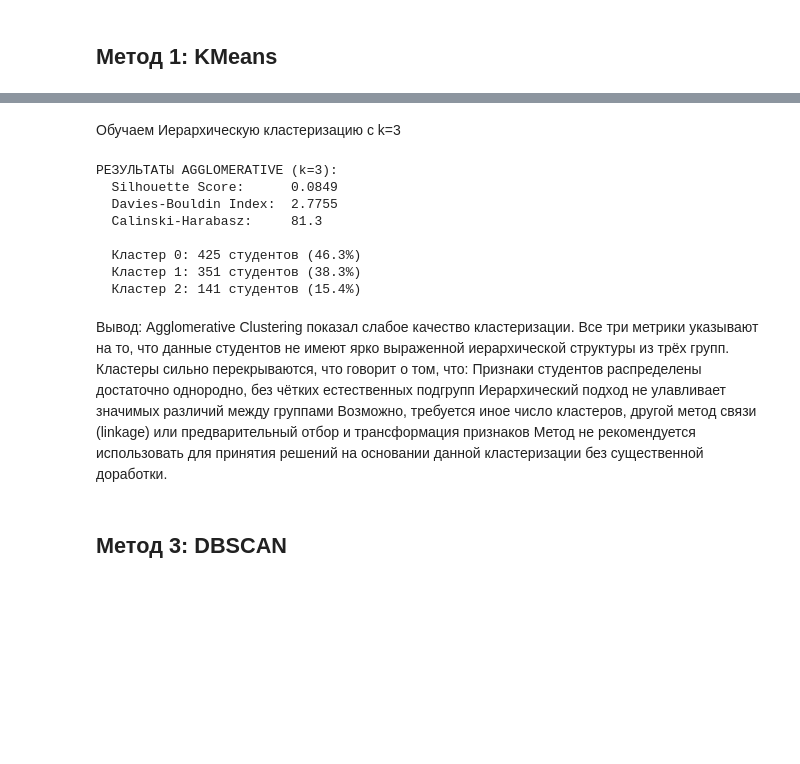
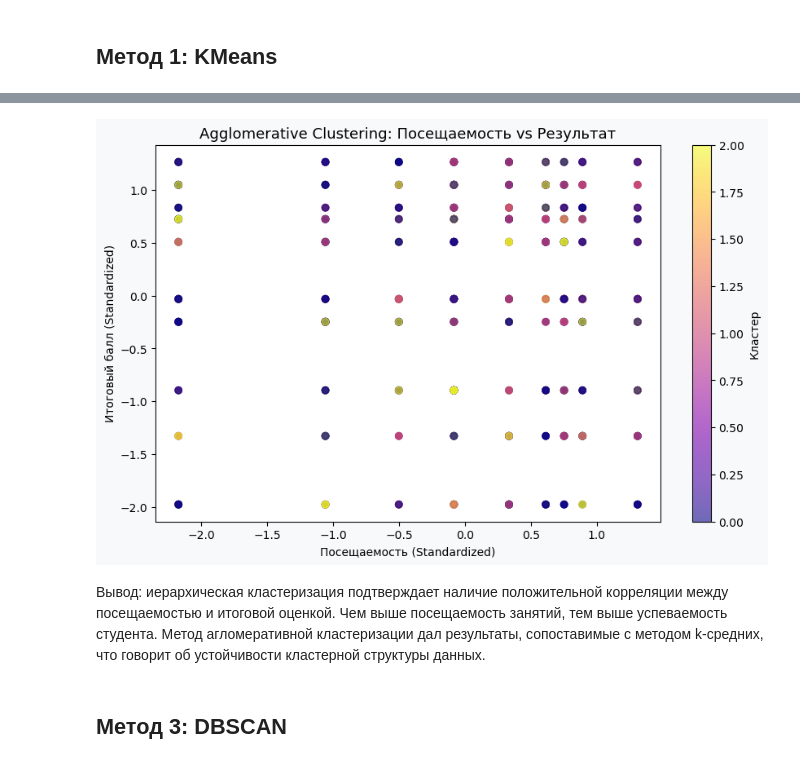
Before and after one commit to timur-valiullin/Calobaration_work, a Jupyter notebook: Students_Rating.ipynb, the cells around one changed output, grey strips where cells are left out. Saved outputs shown, nothing was run; the diff lists cells and outputs as text; code cells hidden in the pictures; blank space fills up the shorter version.

```diff
--- a/Students_Rating.ipynb
+++ b/Students_Rating.ipynb
@@ -456,38 +397,21 @@ plt.show()
-# %% [markdown]
-Обучаем Иерархическую кластеризацию с k=3
-# %%
-agg_clustering = AgglomerativeClustering(n_clusters=3, linkage='ward')
-labels_agg = agg_clustering.fit_predict(X_scaled)
-
-sil_agg = silhouette_score(X_scaled, labels_agg)
-db_agg = davies_bouldin_score(X_scaled, labels_agg)
-ch_agg = calinski_harabasz_score(X_scaled, labels_agg)
-
-print("РЕЗУЛЬТАТЫ AGGLOMERATIVE (k=3):")
-print(f"  Silhouette Score:      {sil_agg:.4f}")
-print(f"  Davies-Bouldin Index:  {db_agg:.4f}")
-print(f"  Calinski-Harabasz:     {ch_agg:.1f}")
-print()
-
-unique, counts = np.unique(labels_agg, return_counts=True)
-for cluster, count in zip(unique, counts):
-    print(f"  Кластер {cluster}: {count} студентов ({count/len(labels_agg)*100:.1f}%)")
-# %% [output]
-РЕЗУЛЬТАТЫ AGGLOMERATIVE (k=3):
-  Silhouette Score:      0.0849
-  Davies-Bouldin Index:  2.7755
-  Calinski-Harabasz:     81.3
-
-  Кластер 0: 425 студентов (46.3%)
-  Кластер 1: 351 студентов (38.3%)
-  Кластер 2: 141 студентов (15.4%)
+# %%
+# 1. Обучение
+agg = AgglomerativeClustering(n_clusters=3)
+df_cluster['cluster_agg'] = agg.fit_predict(X_scaled)
+
+# 2. Визуализация
+plt.figure(figsize=(10, 6))
+plt.scatter(X_scaled[:, 0], X_scaled[:, 5], c=df_cluster['cluster_agg'], cmap='plasma', alpha=0.6)
+plt.title('Agglomerative Clustering: Посещаемость vs Результат', fontsize=13)
+plt.xlabel('Посещаемость (Standardized)')
+plt.ylabel('Итоговый балл (Standardized)')
+plt.colorbar(label='Кластер')
+plt.show()
+# %% [output]
+[figure, added]
 # %% [markdown]
 Вывод:
-Agglomerative Clustering показал слабое качество кластеризации. Все три метрики указывают на то, что данные студентов не имеют ярко выраженной иерархической структуры из трёх групп. Кластеры сильно перекрываются, что говорит о том, что:
-Признаки студентов распределены достаточно однородно, без чётких естественных подгрупп
-Иерархический подход не улавливает значимых различий между группами
-Возможно, требуется иное число кластеров, другой метод связи (linkage) или предварительный отбор и трансформация признаков
-Метод не рекомендуется использовать для принятия решений на основании данной кластеризации без существенной доработки.
+иерархическая кластеризация подтверждает наличие положительной корреляции между посещаемостью и итоговой оценкой. Чем выше посещаемость занятий, тем выше успеваемость студента. Метод агломеративной кластеризации дал результаты, сопоставимые с методом k-средних, что говорит об устойчивости кластерной структуры данных.
 # %% [markdown]
 ## Метод 3: DBSCAN
 # %%
```
Also changed, not shown: parts of 30 cells of this notebook.
